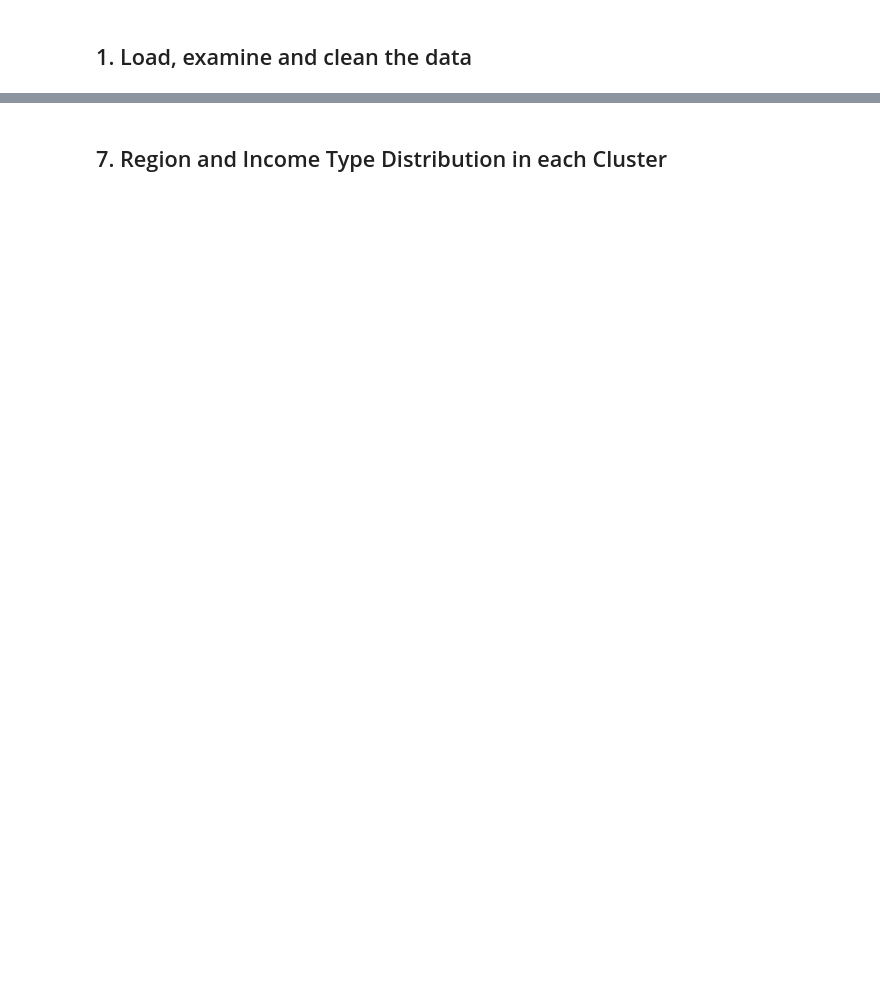
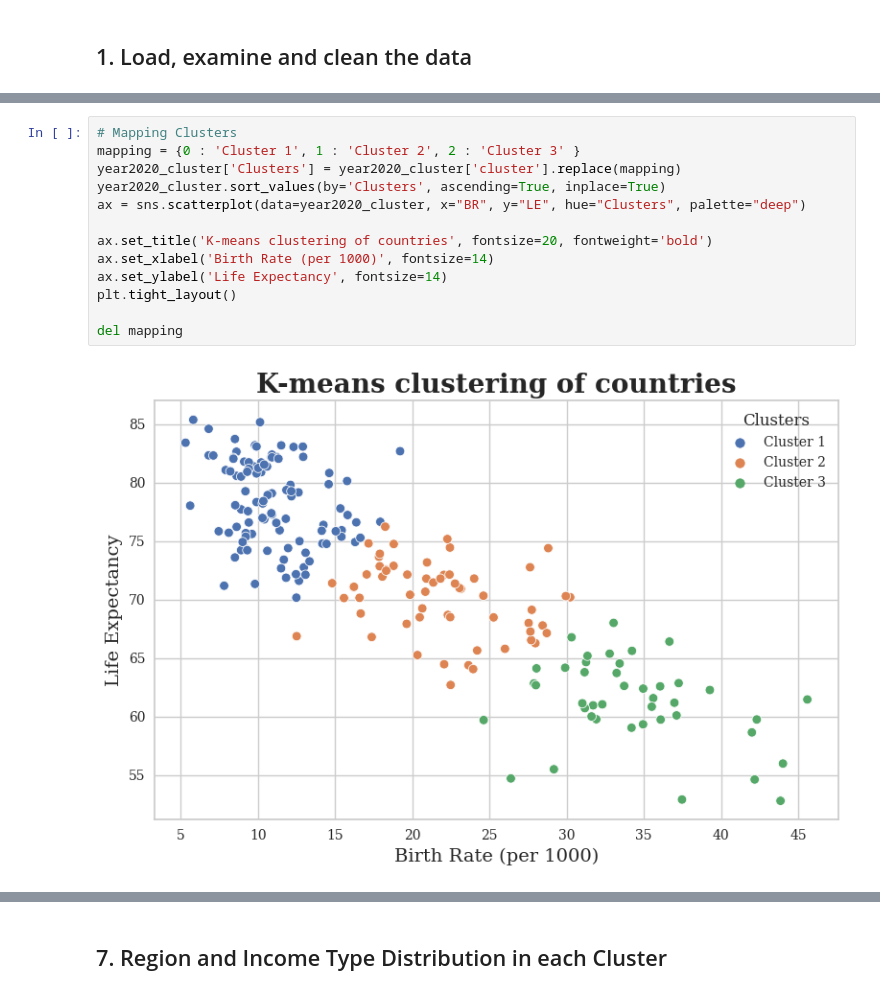
Before and after one commit to geet2912/modeling_life_expectancy, a Jupyter notebook: modeling_lifeexpectancy.ipynb, the cells around one changed output, grey strips where cells are left out. Cells and saved outputs as stored; diff of their text form; blank space fills up the shorter version.

```diff
--- a/modeling_lifeexpectancy.ipynb
+++ b/modeling_lifeexpectancy.ipynb
@@ -369,0 +337,15 @@ It would also be interesting to see how Income Level and Geographical Regions ar
+# %%
+# Mapping Clusters
+mapping = {0 : 'Cluster 1', 1 : 'Cluster 2', 2 : 'Cluster 3' }
+year2020_cluster['Clusters'] = year2020_cluster['cluster'].replace(mapping)
+year2020_cluster.sort_values(by='Clusters', ascending=True, inplace=True)
+ax = sns.scatterplot(data=year2020_cluster, x="BR", y="LE", hue="Clusters", palette="deep")
+
+ax.set_title('K-means clustering of countries', fontsize=20, fontweight='bold')
+ax.set_xlabel('Birth Rate (per 1000)', fontsize=14)
+ax.set_ylabel('Life Expectancy', fontsize=14)
+plt.tight_layout()
+
+del mapping
+# %% [output]
+[figure, added]
```
Also changed, not shown: parts of 61 cells of this notebook.
